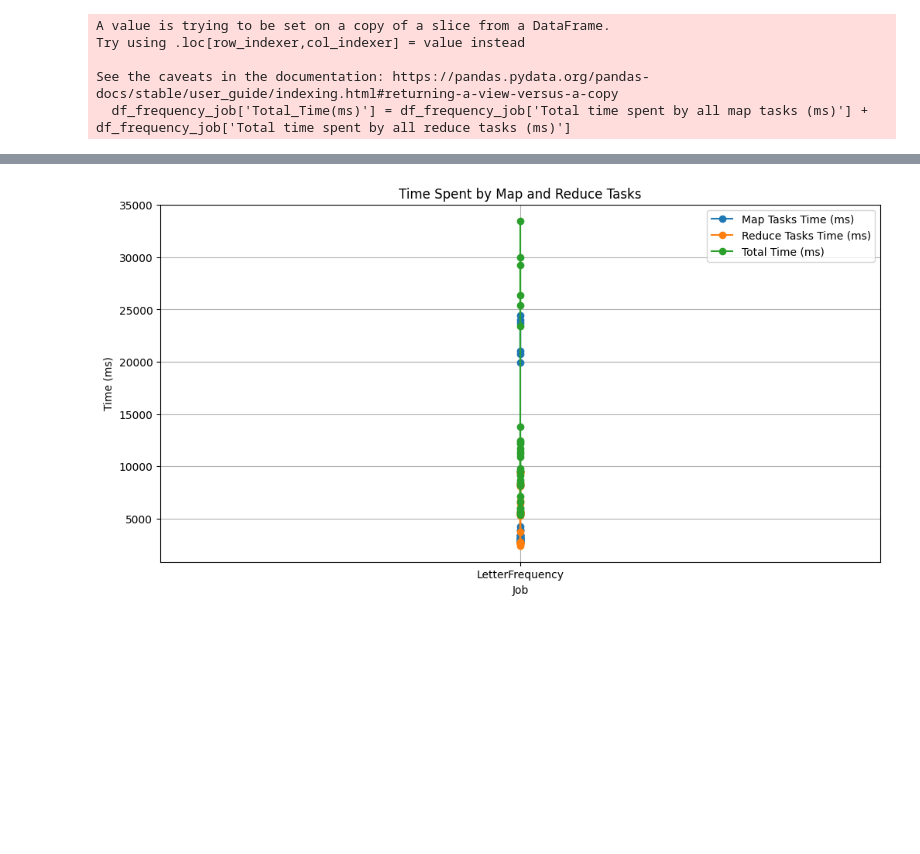
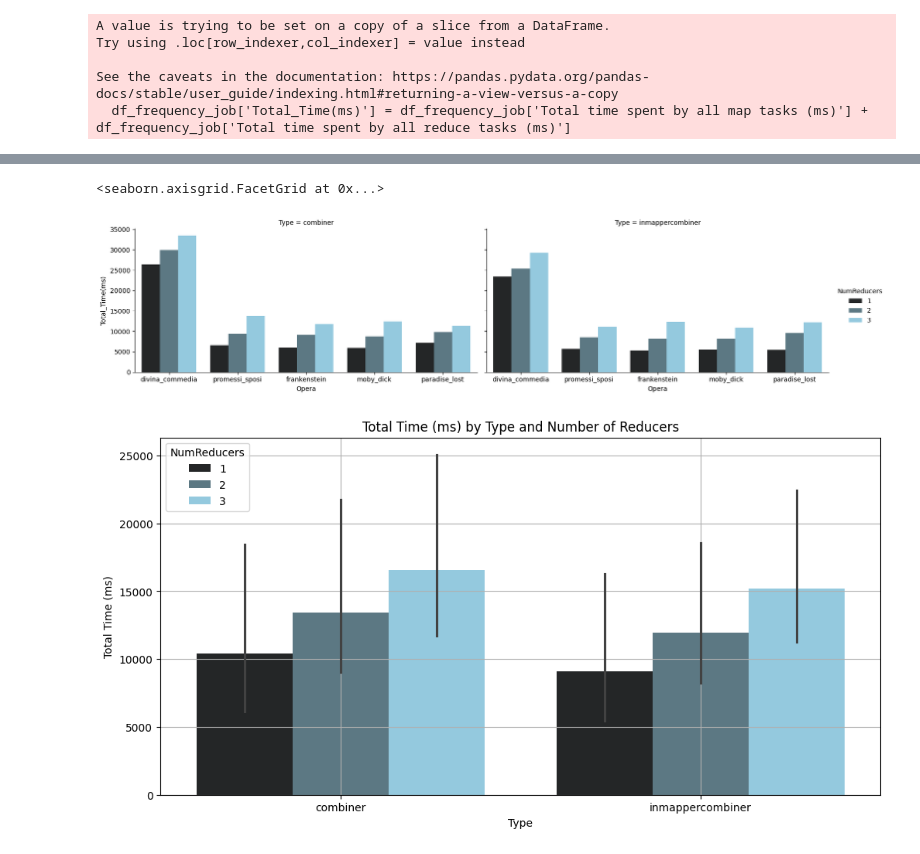
Before and after one commit to NamaWho/hadoop-letter-frequency, a Jupyter notebook: notebooks/performance_analysis.ipynb, the cells around one changed output, grey strips where cells are left out. Drawn from its saved outputs; the diff is of its cells as text; code cells hidden in the pictures; blank space fills up the shorter version.

```diff
--- a/notebooks/performance_analysis.ipynb
+++ b/notebooks/performance_analysis.ipynb
@@ -449,0 +429,13 @@ memory usage: 2.8+ KB
+# %%
+df_frequency_job.loc[df_frequency_job['Opera']=='dante', 'Opera'] = 'divina_commedia'
+# %%
+lang_dict ={
+    'divina_commedia': 'it',
+    'promessi_sposi': 'it',
+    'gerusalemme_liberata': 'it',
+    'moby_dick': 'en',
+    'paradise_lost': 'en',
+    'frankenstein': 'en'
+}
+
+df_frequency_job['Lang'] = df_frequency_job['Opera'].apply(lambda x: lang_dict[x] if x in lang_dict else None)
@@ -530,17 +522,25 @@ df_frequency_job.describe().T
 | Peak Reduce Virtual memory (bytes) | 30.0 | 1.872819e+09 | 1.113251e+06 | 1.871434e+09 | 1.872049e+09 | 1.872597e+09 | 1.873083e+09 | 1.876054e+09 |
 | NumReducers | 30.0 | 2.000000e+00 | 8.304548e-01 | 1.000000e+00 | 1.000000e+00 | 2.000000e+00 | 3.000000e+00 | 3.000000e+00 |
 | Total_Time(ms) | 30.0 | 1.278143e+04 | 8.208314e+03 | 5.376000e+03 | 7.414250e+03 | 9.692500e+03 | 1.243125e+04 | 3.347900e+04 |
-# %%
-# Plot dei tempi totali dei task di map e reduce
-plt.figure(figsize=(12, 6))
-plt.plot(df_frequency_job['Job'], df_frequency_job['Total time spent by all map tasks (ms)'], label='Map Tasks Time (ms)', marker='o')
-plt.plot(df_frequency_job['Job'], df_frequency_job['Total time spent by all reduce tasks (ms)'], label='Reduce Tasks Time (ms)', marker='o')
-plt.plot(df_frequency_job['Job'], df_frequency_job['Total_Time(ms)'], label='Total Time (ms)', marker='o')
-plt.xlabel('Job')
-plt.ylabel('Time (ms)')
-plt.title('Time Spent by Map and Reduce Tasks')
-plt.legend()
-plt.grid(True)
-plt.show()
-# %% [output]
-[figure, removed]
+# %%
+
+sns.catplot(
+    data=df_frequency_job, kind="bar",
+    x="Opera", y='Total_Time(ms)', col="Type", hue="NumReducers",
+    height=4, aspect=2, palette='dark:skyblue'
+)
+# %% [output]
+<seaborn.axisgrid.FacetGrid at 0x...>
+[figure, added]
+# %%
+plt.figure(figsize=(12, 6))
+sns.barplot(x='Type', y='Total_Time(ms)', hue='NumReducers', data=df_frequency_job, palette='dark:skyblue')
+
+plt.xlabel('Type')
+plt.ylabel('Total Time (ms)')
+plt.title('Total Time (ms) by Type and Number of Reducers')
+plt.legend(title='NumReducers')
+plt.grid(True)
+plt.show()
+# %% [output]
+[figure, added]
```
Also changed, not shown: parts of 6 cells of this notebook, 1 other file.
